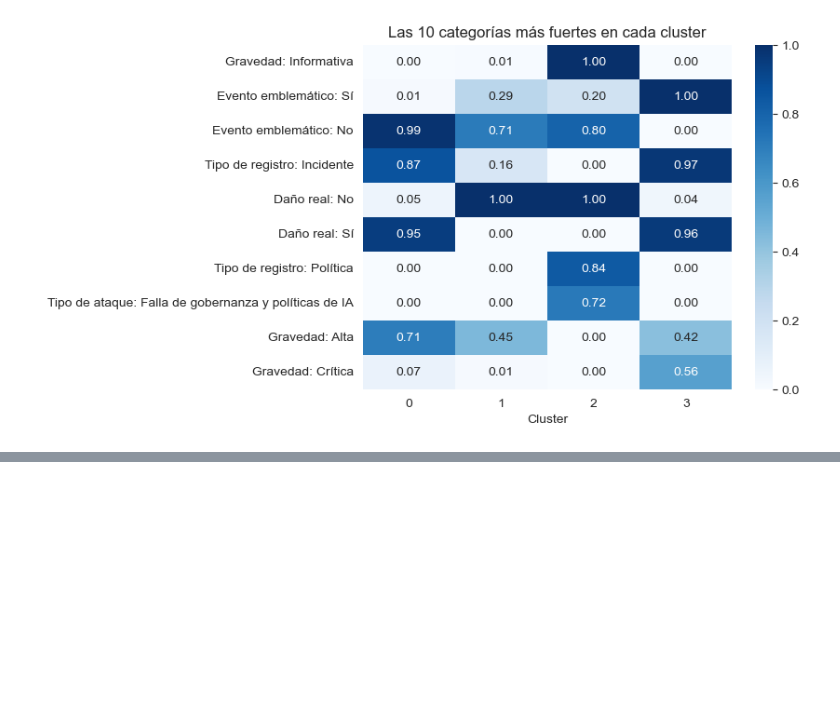
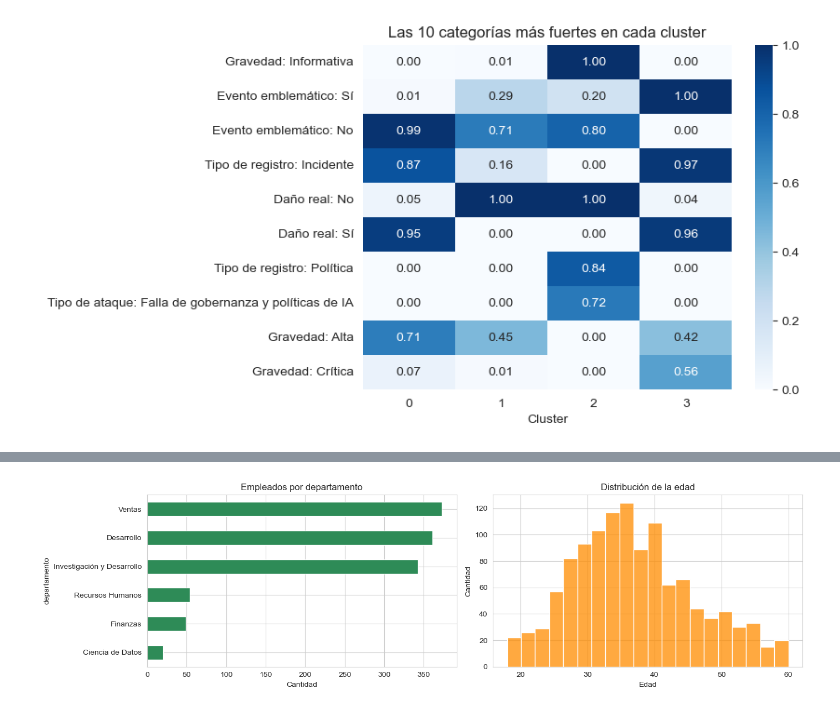
Before and after one commit to jeriel169017-a11y/Mineria-1, a Jupyter notebook: Proyecto_Mineria.ipynb, the cells around one changed output, grey strips where cells are left out. Saved outputs shown, nothing was run; the diff lists cells and outputs as text; code cells hidden in the pictures; blank space fills up the shorter version.

```diff
--- a/Proyecto_Mineria.ipynb
+++ b/Proyecto_Mineria.ipynb
@@ -414,0 +618,9 @@ plt.title("Las 10 categorías más fuertes en cada cluster"); plt.xlabel("Cluste
+# %%
+fig, ax = plt.subplots(1, 2, figsize=(14, 4))
+df["departamento"].value_counts().sort_values().plot.barh(ax=ax[0], color="seagreen")
+ax[0].set_title("Empleados por departamento"); ax[0].set_xlabel("Cantidad")
+sns.histplot(df["edad"], bins=20, ax=ax[1], color="darkorange")
+ax[1].set_title("Distribución de la edad"); ax[1].set_xlabel("Edad"); ax[1].set_ylabel("Cantidad")
+plt.tight_layout(); plt.show()
+# %% [output]
+[figure, added]
```
Also changed, not shown: parts of 26 cells of this notebook.
